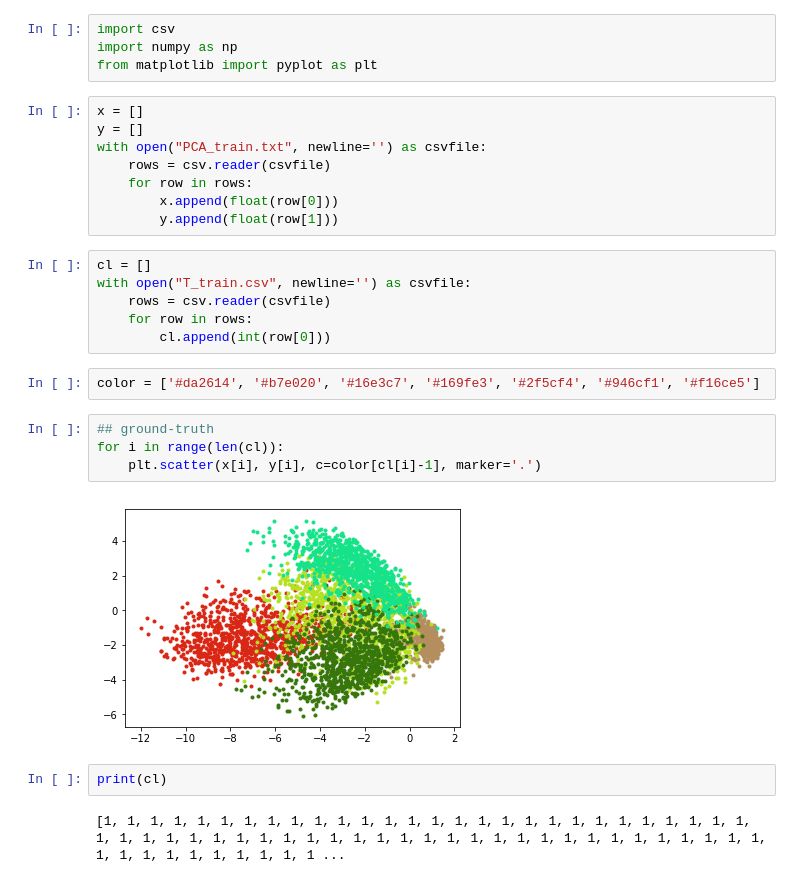
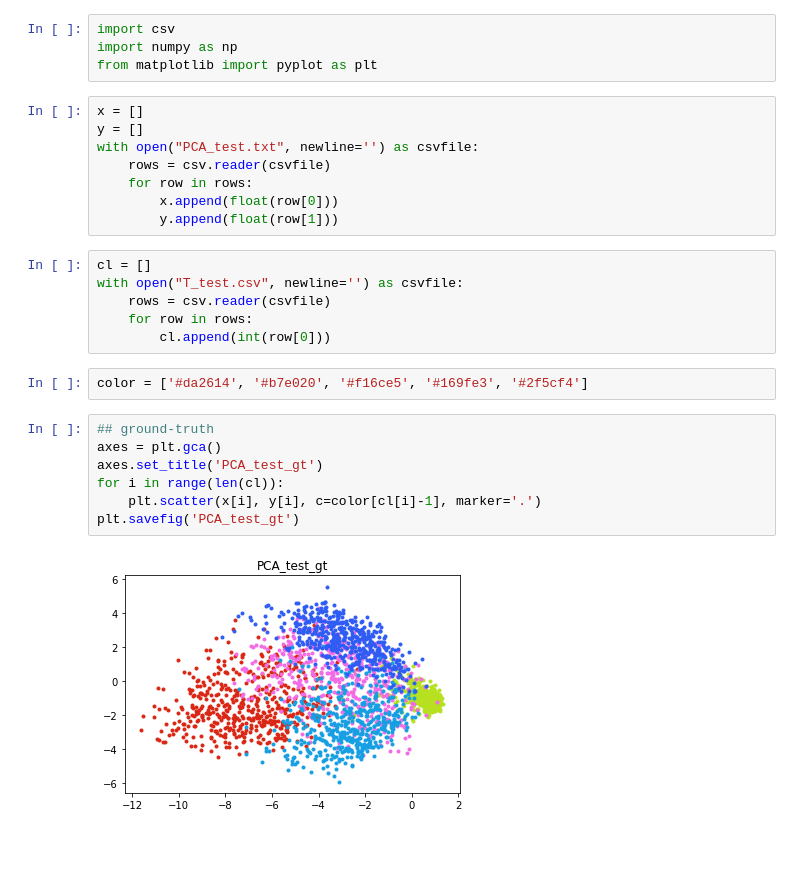
Before and after one commit to heathcliffYang/ML_HW_2018, a Jupyter notebook: HW7/Plotting.ipynb, the cells around one changed output. Saved outputs shown, nothing was run; the diff lists cells and outputs as text; blank space fills up the shorter version.

```diff
--- a/HW7/Plotting.ipynb
+++ b/HW7/Plotting.ipynb
@@ -5,26 +5,25 @@ from matplotlib import pyplot as plt
 # %%
 x = []
 y = []
-with open("PCA_train.txt", newline='') as csvfile:
+with open("PCA_test.txt", newline='') as csvfile:
     rows = csv.reader(csvfile)
     for row in rows:
         x.append(float(row[0]))
         y.append(float(row[1]))
 # %%
 cl = []
-with open("T_train.csv", newline='') as csvfile:
+with open("T_test.csv", newline='') as csvfile:
     rows = csv.reader(csvfile)
     for row in rows:
         cl.append(int(row[0]))
 # %%
-color = ['#da2614', '#b7e020', '#16e3c7', '#169fe3', '#2f5cf4', '#946cf1', '#f16ce5']
+color = ['#da2614', '#b7e020', '#f16ce5', '#169fe3', '#2f5cf4']
 # %%
 ## ground-truth
+axes = plt.gca()
+axes.set_title('PCA_test_gt')
 for i in range(len(cl)):
     plt.scatter(x[i], y[i], c=color[cl[i]-1], marker='.')
+plt.savefig('PCA_test_gt')
 # %% [output]
-[figure, old version]
+[figure, new version]
-# %%
-print(cl)
-# %% [output]
-[1, 1, 1, 1, 1, 1, 1, 1, 1, 1, 1, 1, 1, 1, 1, 1, 1, 1, 1, 1, 1, 1, 1, 1, 1, 1, 1, 1, 1, 1, 1, 1, 1, 1, 1, 1, 1, 1, 1, 1, 1, 1, 1, 1, 1, 1, 1, 1, 1, 1, 1, 1, 1, 1, 1, 1, 1, 1, 1, 1, 1, 1, 1, 1, 1, 1, 1 ...
```
Also changed, not shown: 3 other files.
